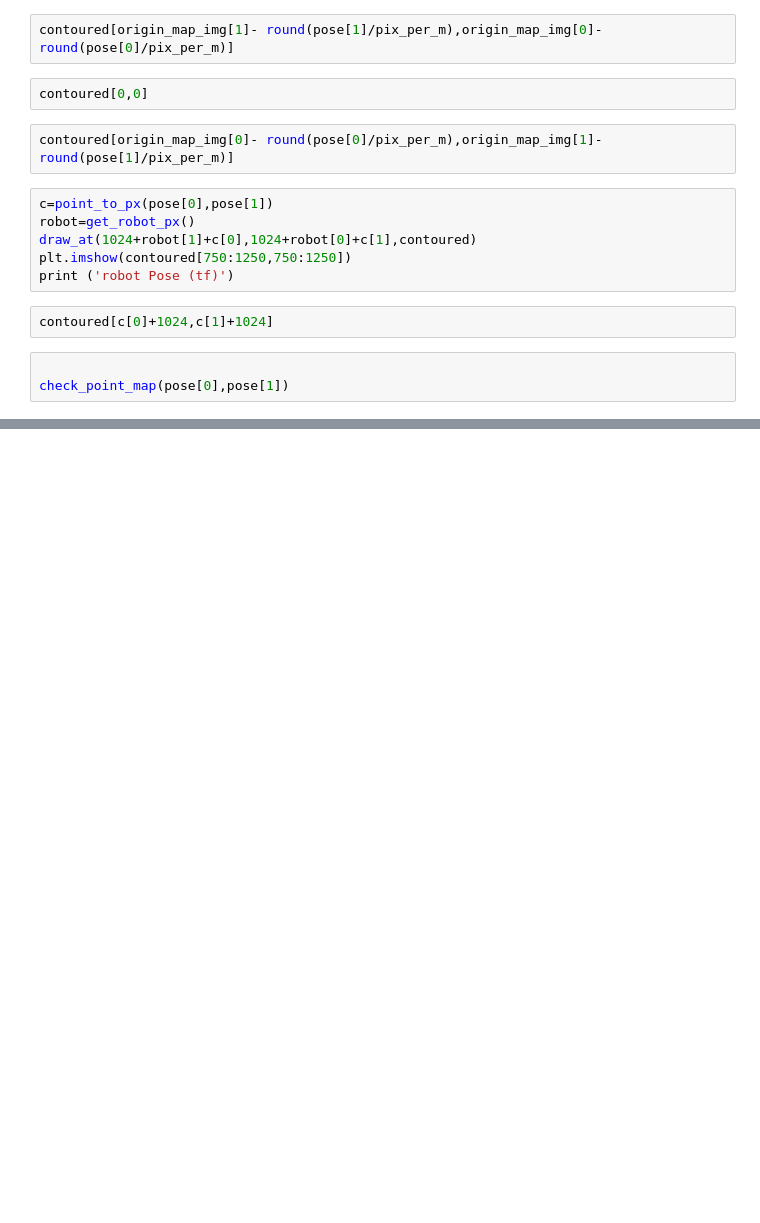
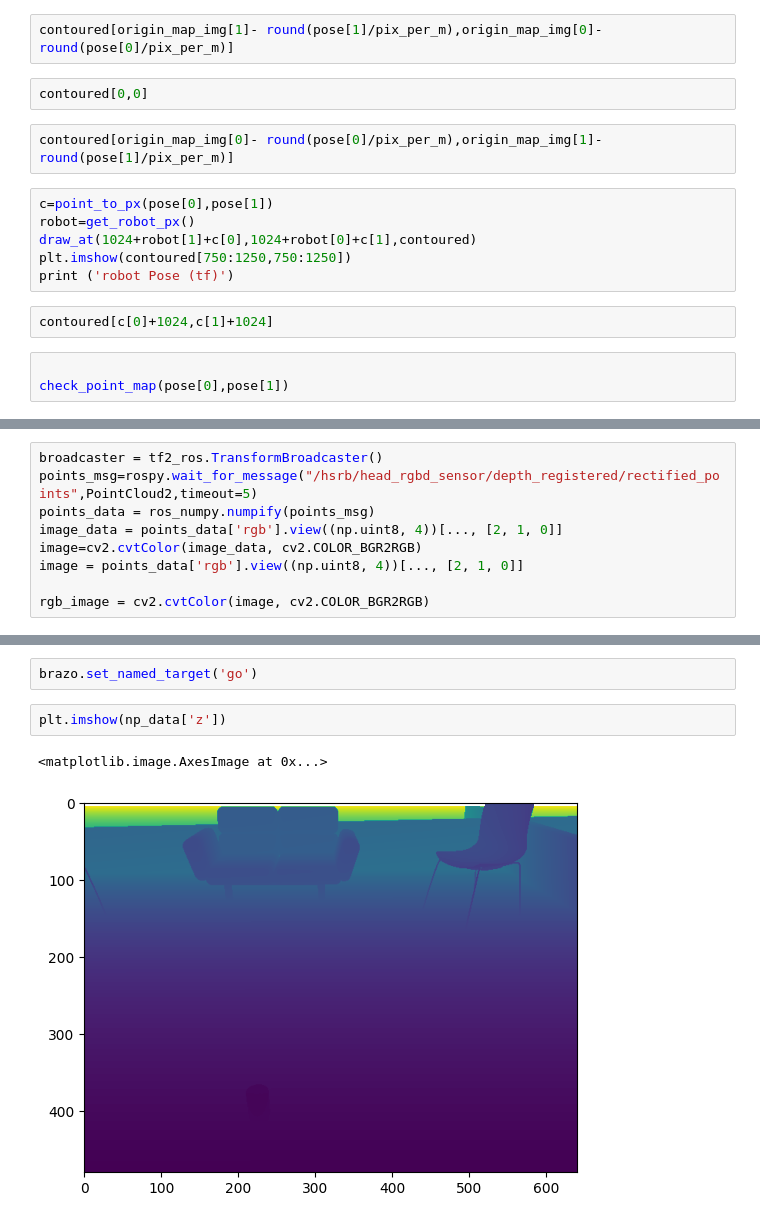
Before and after one commit to takeshi-pumas/catkin_extras, a Jupyter notebook: src/smaches/Segment_and_tfs.ipynb, the cells around one changed output, grey strips where cells are left out. Cells and saved outputs as stored; diff of their text form; blank space fills up the shorter version.

```diff
--- a/src/smaches/Segment_and_tfs.ipynb
+++ b/src/smaches/Segment_and_tfs.ipynb
@@ -503,0 +535,9 @@ pose
+# %%
+broadcaster = tf2_ros.TransformBroadcaster()
+points_msg=rospy.wait_for_message("/hsrb/head_rgbd_sensor/depth_registered/rectified_points",PointCloud2,timeout=5)
+points_data = ros_numpy.numpify(points_msg)
+image_data = points_data['rgb'].view((np.uint8, 4))[..., [2, 1, 0]]
+image=cv2.cvtColor(image_data, cv2.COLOR_BGR2RGB)
+image = points_data['rgb'].view((np.uint8, 4))[..., [2, 1, 0]]
+
+rgb_image = cv2.cvtColor(image, cv2.COLOR_BGR2RGB)
@@ -505,0 +592,7 @@ pose
+# %%
+brazo.set_named_target('go')
+# %%
+plt.imshow(np_data['z'])
+# %% [output]
+<matplotlib.image.AxesImage at 0x...>
+[figure, added]
```
Also changed, not shown: parts of 26 cells of this notebook, 7 other files.
